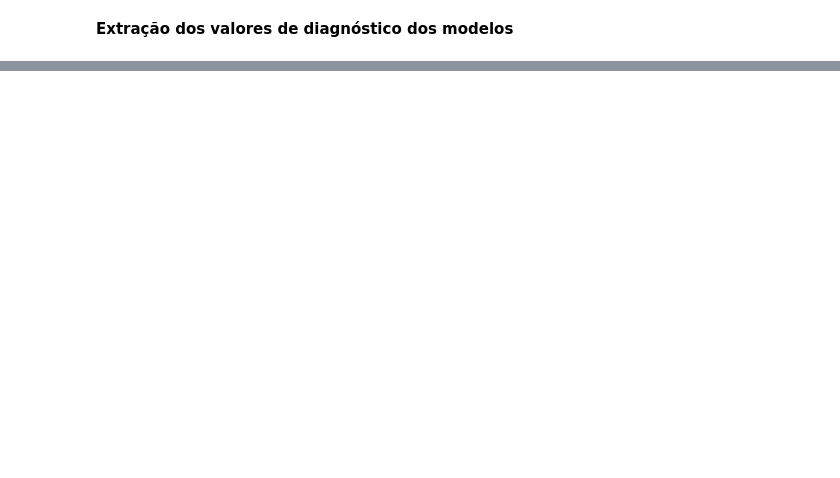
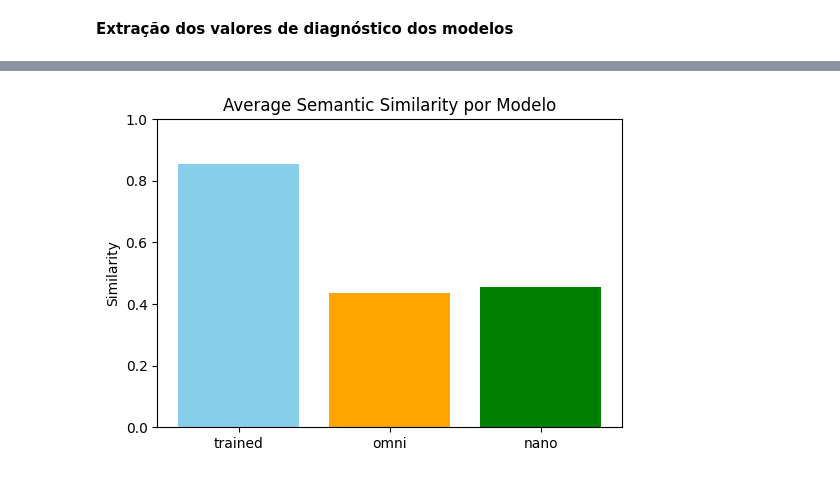
Before and after one commit to MguerraIV/medical_llm, a Jupyter notebook: 4_model_evaluate.ipynb, the cells around one changed output, grey strips where cells are left out. Cells and saved outputs as stored; diff of their text form; code cells hidden in the pictures; blank space fills up the shorter version.

```diff
--- a/4_model_evaluate.ipynb
+++ b/4_model_evaluate.ipynb
@@ -356,0 +798,10 @@ plt.show()
+# %%
+import json
+try:
+    with open('classic_llm_metrics.json', 'r', encoding='utf-8') as arquivo_json:
+        ml_metrics = json.load(arquivo_json)
+    print(type(ml_metrics))  # Saída: <class 'dict'>
+except FileNotFoundError:
+    print("Erro: O arquivo 'dados.json' não foi encontrado.")
+except json.JSONDecodeError:
+    print("Erro: O arquivo não está em um formato JSON válido.")
@@ -356,0 +810,20 @@ plt.show()
+# %%
+import matplotlib.pyplot as plt
+
+models = list(ml_metrics.keys())
+accuracy = [ml_metrics[m]['ml_semantic_diagnosis_metrics']["accuracy_semantic"] for m in models]
+f1_macro = [ml_metrics[m]['ml_semantic_diagnosis_metrics']["f1_macro_semantic"] for m in models]
+f1_weighted = [ml_metrics[m]['ml_semantic_diagnosis_metrics']["f1_weighted_semantic"] for m in models]
+
+x = range(len(models))
+plt.figure(figsize=(8,5))
+plt.bar(x, accuracy, width=0.2, label="Accuracy", align='center')
+plt.bar([i+0.2 for i in x], f1_macro, width=0.2, label="F1 Macro", align='center')
+plt.bar([i+0.4 for i in x], f1_weighted, width=0.2, label="F1 Weighted", align='center')
+plt.xticks([i+0.2 for i in x], models)
+plt.ylim(0,1)
+plt.ylabel("Score")
+plt.title("ML Semantic Diagnosis Metrics por Modelo")
+plt.legend()
+plt.savefig('./results/ml_classic_metrics.png')
+plt.show()
@@ -356,0 +832,12 @@ plt.show()
+# %%
+average_similarity = [ml_metrics[m]['ml_semantic_diagnosis_metrics']["average_similarity"] for m in models]
+
+plt.figure(figsize=(6,4))
+plt.bar(models, average_similarity, color=['skyblue','orange','green'])
+plt.ylim(0,1)
+plt.title("Average Semantic Similarity por Modelo")
+plt.ylabel("Similarity")
+plt.savefig('./results/similarity_per_model.png')
+plt.show()
+# %% [output]
+[figure, added]
```
Also changed, not shown: parts of 44 cells of this notebook.
